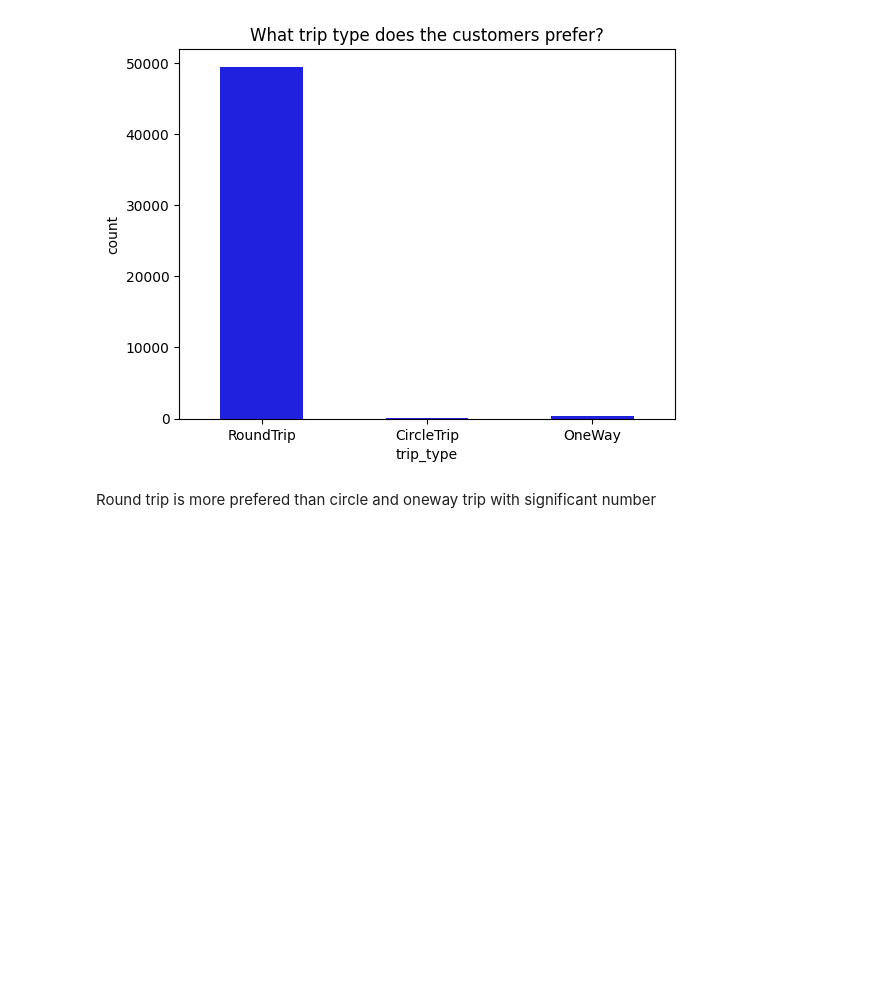
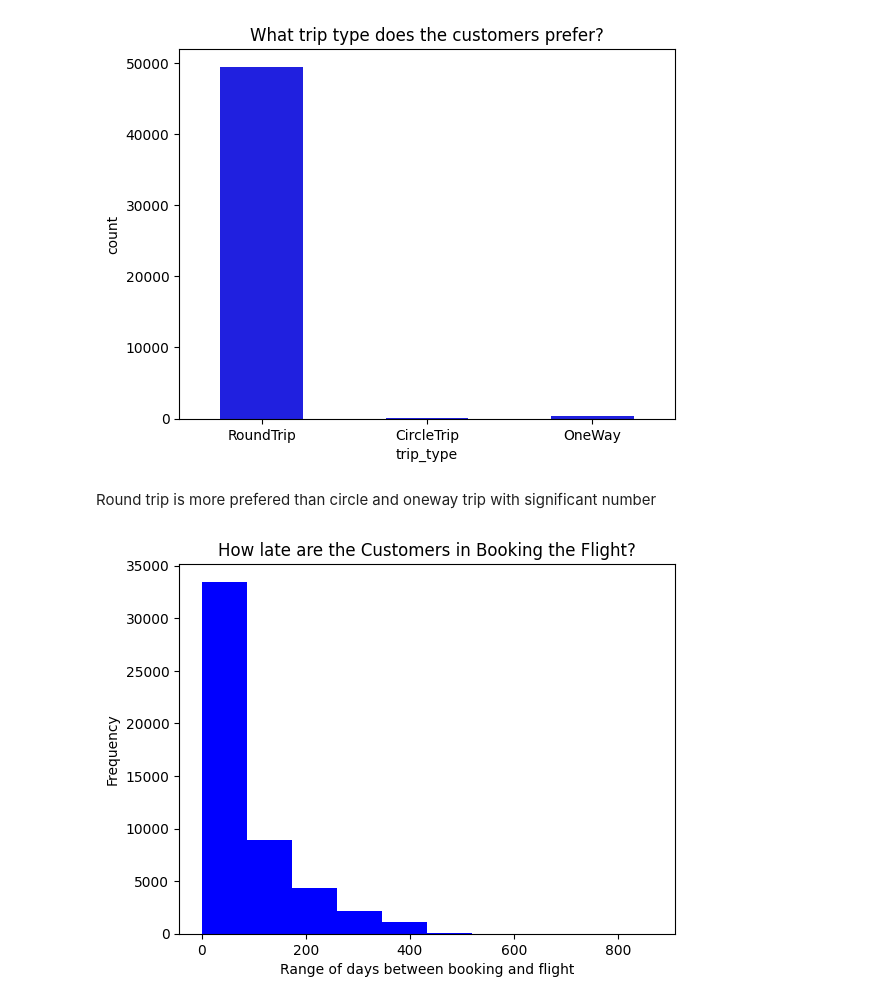
Before and after one commit to julam9/British-Airways-Modelling-Task, a Jupyter notebook: modelling_booking.ipynb, the cells around one changed output. Cells and saved outputs as stored; diff of their text form; code cells hidden in the pictures; blank space fills up the shorter version.

```diff
--- a/modelling_booking.ipynb
+++ b/modelling_booking.ipynb
@@ -129,3 +129,10 @@ sns.countplot(data=df, x="trip_type", color="blue", width=0.5).set(title="What t
 [figure]
 # %% [markdown]
 Round trip is more prefered than circle and oneway trip with significant number
+# %%
+plt.hist(data=df, x="purchase_lead", color="blue")
+plt.title("How late are the Customers in Booking the Flight?");
+plt.ylabel("Frequency")
+plt.xlabel("Range of days between booking and flight");
+# %% [output]
+[figure, added]
```
Also changed, not shown: parts of 3 cells of this notebook, 1 other file.
